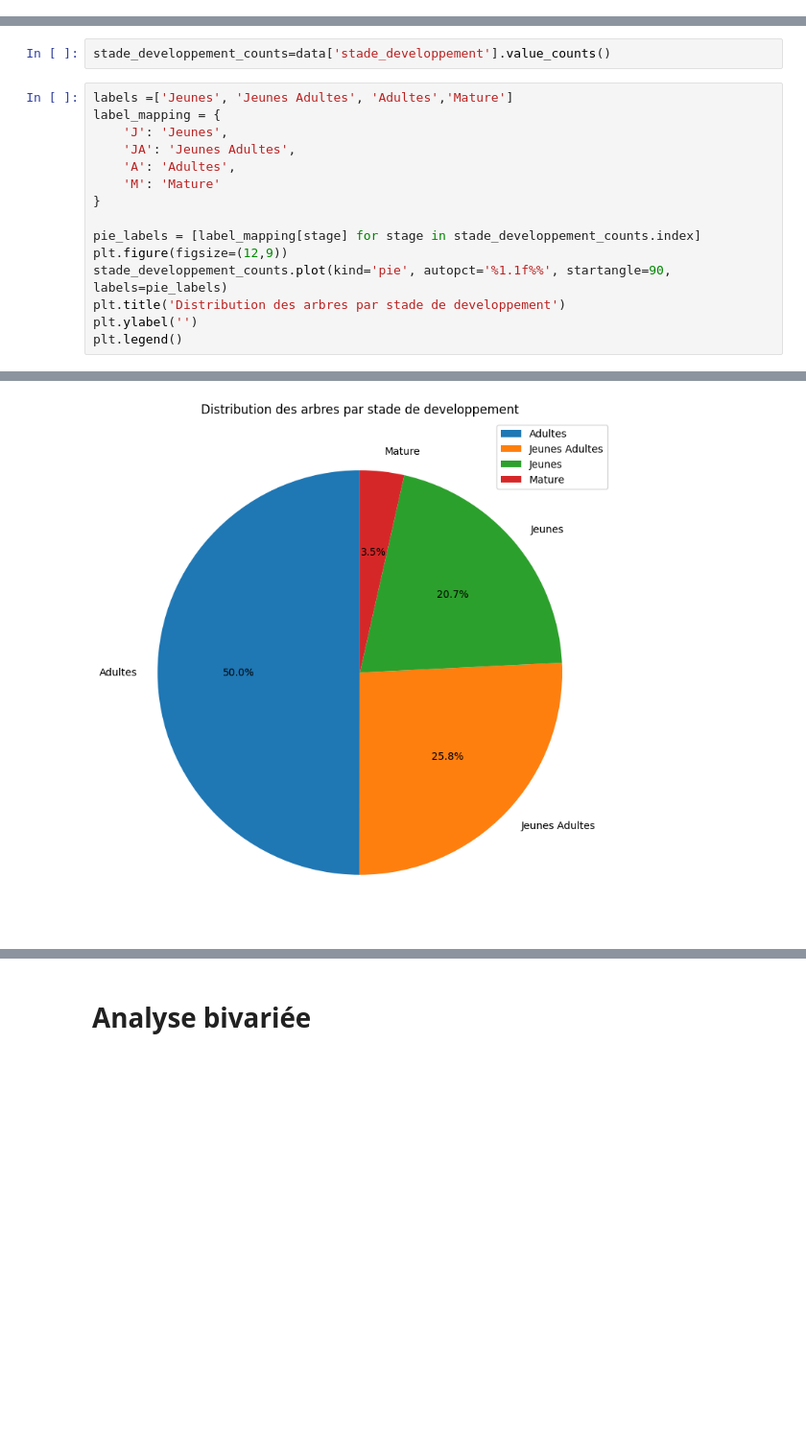
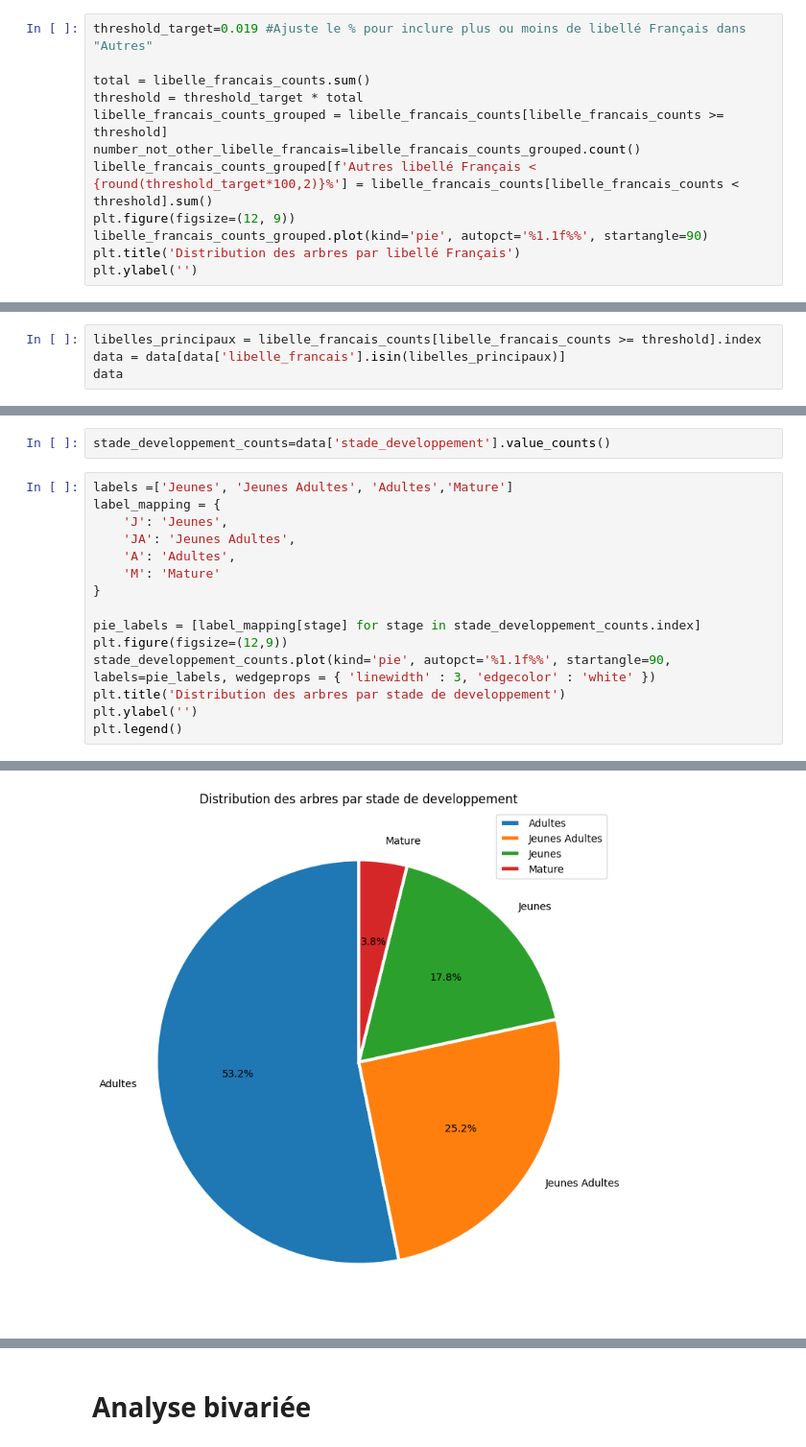
Before and after one commit to Belin27000/P2SmartCity, a Jupyter notebook: P2Tree.ipynb, the cells around one changed output, grey strips where cells are left out. Shown at 96% size. Saved outputs shown, nothing was run; the diff lists cells and outputs as text; blank space fills up the shorter version.

```diff
--- a/P2Tree.ipynb
+++ b/P2Tree.ipynb
@@ -571,0 +662,12 @@ Text(0, 0.5, '')
+# %%
+threshold_target=0.019 #Ajuste le % pour inclure plus ou moins de libellé Français dans "Autres"
+
+total = libelle_francais_counts.sum()
+threshold = threshold_target * total
+libelle_francais_counts_grouped = libelle_francais_counts[libelle_francais_counts >= threshold]
+number_not_other_libelle_francais=libelle_francais_counts_grouped.count()
+libelle_francais_counts_grouped[f'Autres libellé Français < {round(threshold_target*100,2)}%'] = libelle_francais_counts[libelle_francais_counts < threshold].sum()
+plt.figure(figsize=(12, 9))
+libelle_francais_counts_grouped.plot(kind='pie', autopct='%1.1f%%', startangle=90)
+plt.title('Distribution des arbres par libellé Français')
+plt.ylabel('')
@@ -571,0 +686,4 @@ Text(0, 0.5, '')
+# %%
+libelles_principaux = libelle_francais_counts[libelle_francais_counts >= threshold].index
+data = data[data['libelle_francais'].isin(libelles_principaux)]
+data
@@ -578,18 +712,18 @@ stade_developpement_counts=data['stade_developpement'].value_counts()
 # %%
 labels =['Jeunes', 'Jeunes Adultes', 'Adultes','Mature']
 label_mapping = {
     'J': 'Jeunes',
     'JA': 'Jeunes Adultes',
     'A': 'Adultes',
     'M': 'Mature'
 }
 
 pie_labels = [label_mapping[stage] for stage in stade_developpement_counts.index]
 plt.figure(figsize=(12,9))
-stade_developpement_counts.plot(kind='pie', autopct='%1.1f%%', startangle=90, labels=pie_labels)
+stade_developpement_counts.plot(kind='pie', autopct='%1.1f%%', startangle=90, labels=pie_labels, wedgeprops = { 'linewidth' : 3, 'edgecolor' : 'white' })
 plt.title('Distribution des arbres par stade de developpement')
 plt.ylabel('')
 plt.legend()
 # %% [output]
 <matplotlib.legend.Legend at 0x...>
-[figure, old version]
+[figure, new version]
```
Also changed, not shown: parts of 49 cells of this notebook.
